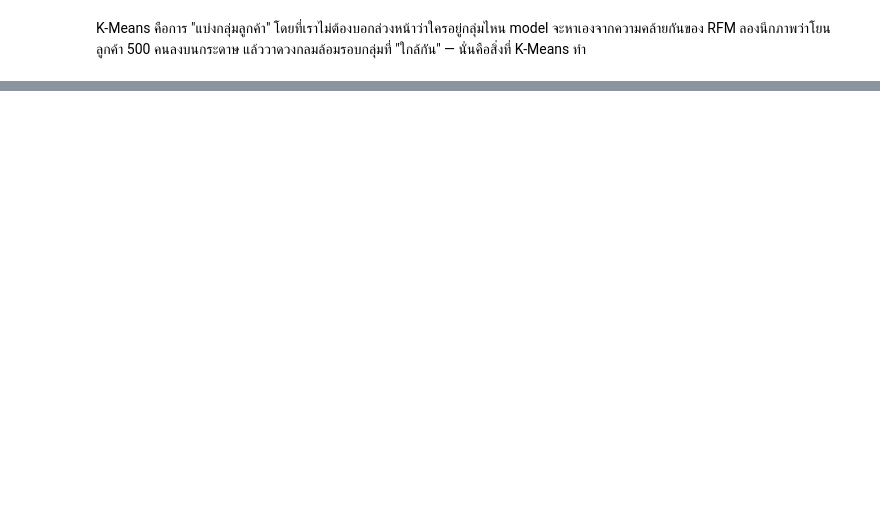
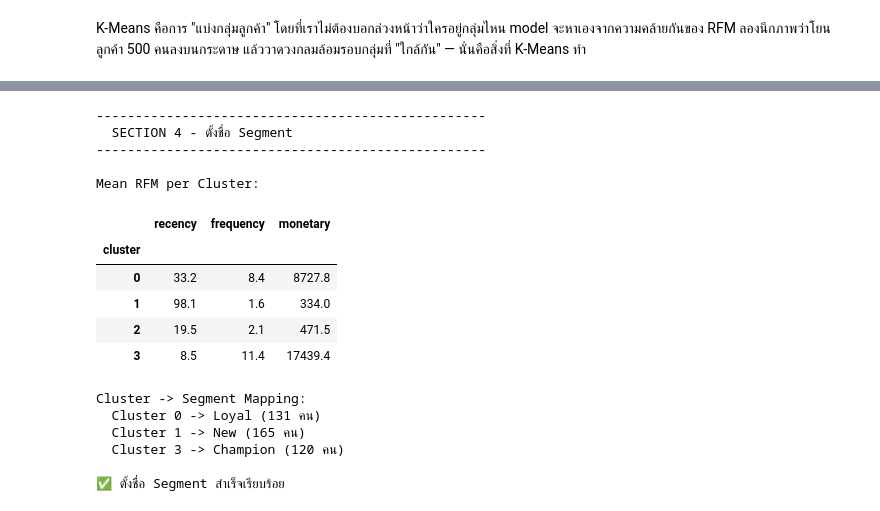
Before and after one commit to ksirithon2604-Beer/smart-promo-targeting, a Jupyter notebook: notebooks/02_clustering.ipynb, the cells around one changed output, grey strips where cells are left out. Cells and saved outputs as stored; diff of their text form; code cells hidden in the pictures; blank space fills up the shorter version.

```diff
--- a/notebooks/02_clustering.ipynb
+++ b/notebooks/02_clustering.ipynb
@@ -261,0 +220,65 @@ plt.show()
+# %%
+print("\n" + "-" * 50)
+print("  SECTION 4 - ตั้งชื่อ Segment")
+print("-" * 50)
+
+# เช็กก่อนว่ามีคอลัมน์ 'cluster' หรือยัง
+if 'cluster' not in rfm.columns:
+    print("❌ Error: ยังไม่มีคอลัมน์ 'cluster' ในตาราง")
+    print("💡 เลื่อนขึ้นไปกดรันกล่องโค้ด K-Means (ขั้นตอนจัดกลุ่ม) ด้านบนก่อน")
+else:
+    # ฟีเจอร์ที่ใช้หาค่าเฉลี่ย
+    features = ['recency', 'frequency', 'monetary']
+
+    # หาค่าเฉลี่ยของแต่ละกลุ่ม
+    profile = rfm.groupby('cluster')[features].mean().round(1)
+    print("\nMean RFM per Cluster:")
+    display(profile)
+
+    # -----------------------------------------------------
+    # Map cluster -> segment name (แก้ logic เล็กน้อยให้รันง่ายขึ้น)
+    # -----------------------------------------------------
+    K = len(profile) # จำนวนกลุ่มทั้งหมด (เช่น 4 กลุ่ม)
+
+    champion_cluster = profile['monetary'].idxmax()
+    new_cluster      = profile['monetary'].idxmin()
+    atrisk_cluster   = profile['recency'].idxmax()
+
+    # หากลุ่ม Loyal ที่เหลือ
+    loyal_cluster_list = [c for c in range(K) if c not in [champion_cluster, new_cluster, atrisk_cluster]]
+    loyal_cluster = loyal_cluster_list[0] if loyal_cluster_list else None
+
+    cluster_map = {
+        champion_cluster : 'Champion',
+        loyal_cluster    : 'Loyal',
+        atrisk_cluster   : 'At-Risk',
+        new_cluster      : 'New'
+    }
+
+    # สร้างคอลัมน์ใหม่ชื่อ segment
+    rfm['segment'] = rfm['cluster'].map(cluster_map)
+
+    print("\nCluster -> Segment Mapping:")
+    for k, v in sorted(cluster_map.items()):
+        n = (rfm['cluster'] == k).sum()
+        print(f"  Cluster {k} -> {v} ({n} คน)")
+
+    print("\n✅ ตั้งชื่อ Segment สำเร็จเรียบร้อย")
+# %% [output]
+--------------------------------------------------
+  SECTION 4 - ตั้งชื่อ Segment
+--------------------------------------------------
+
+Mean RFM per Cluster:
+|  | recency | frequency | monetary |
+| cluster |  |  |  |
+| 0 | 33.2 | 8.4 | 8727.8 |
+| 1 | 98.1 | 1.6 | 334.0 |
+| 2 | 19.5 | 2.1 | 471.5 |
+| 3 | 8.5 | 11.4 | 17439.4 |
+Cluster -> Segment Mapping:
+  Cluster 0 -> Loyal (131 คน)
+  Cluster 1 -> New (165 คน)
+  Cluster 3 -> Champion (120 คน)
+
+✅ ตั้งชื่อ Segment สำเร็จเรียบร้อย
```
Also changed, not shown: parts of 37 cells of this notebook.
